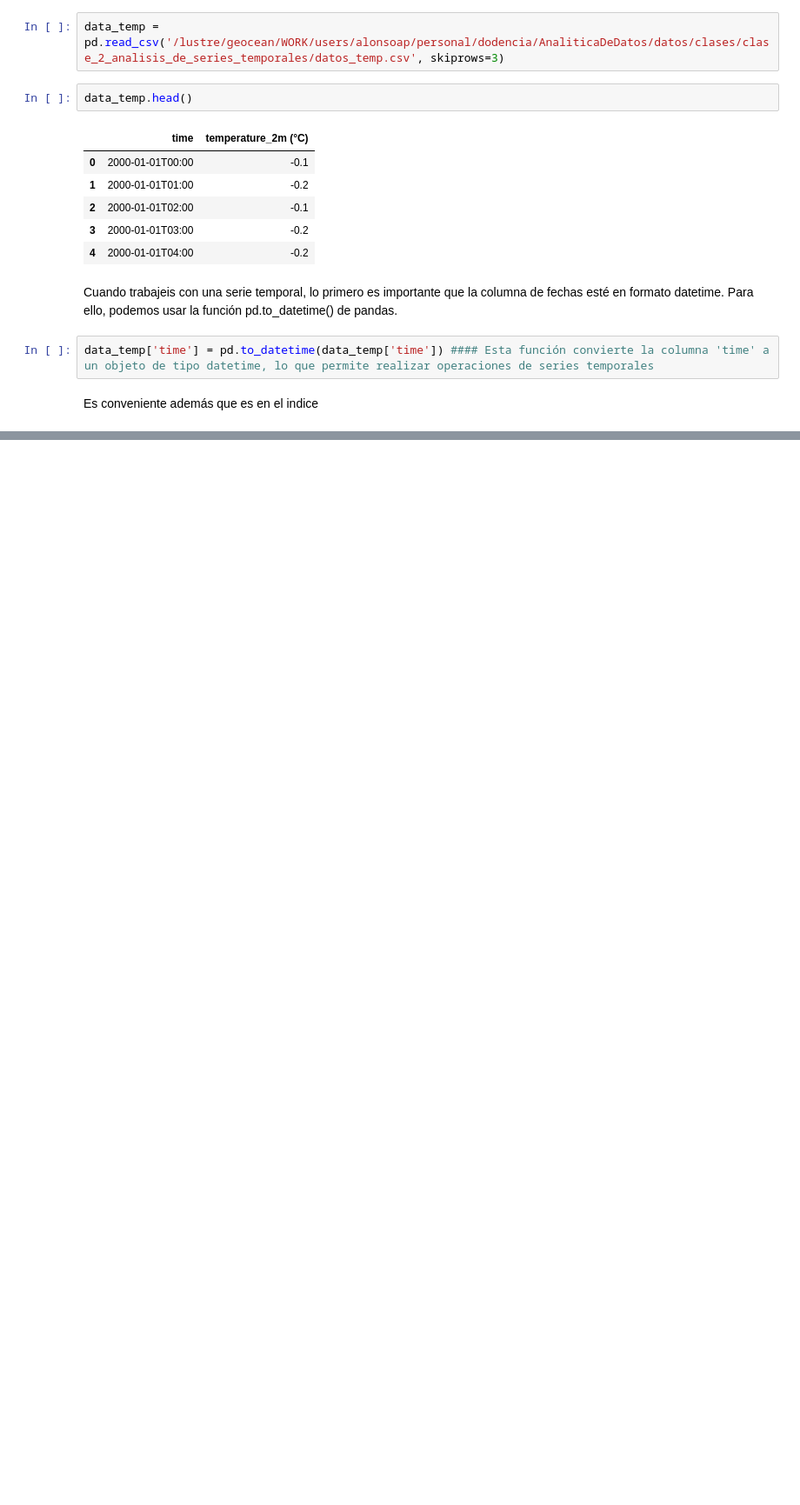
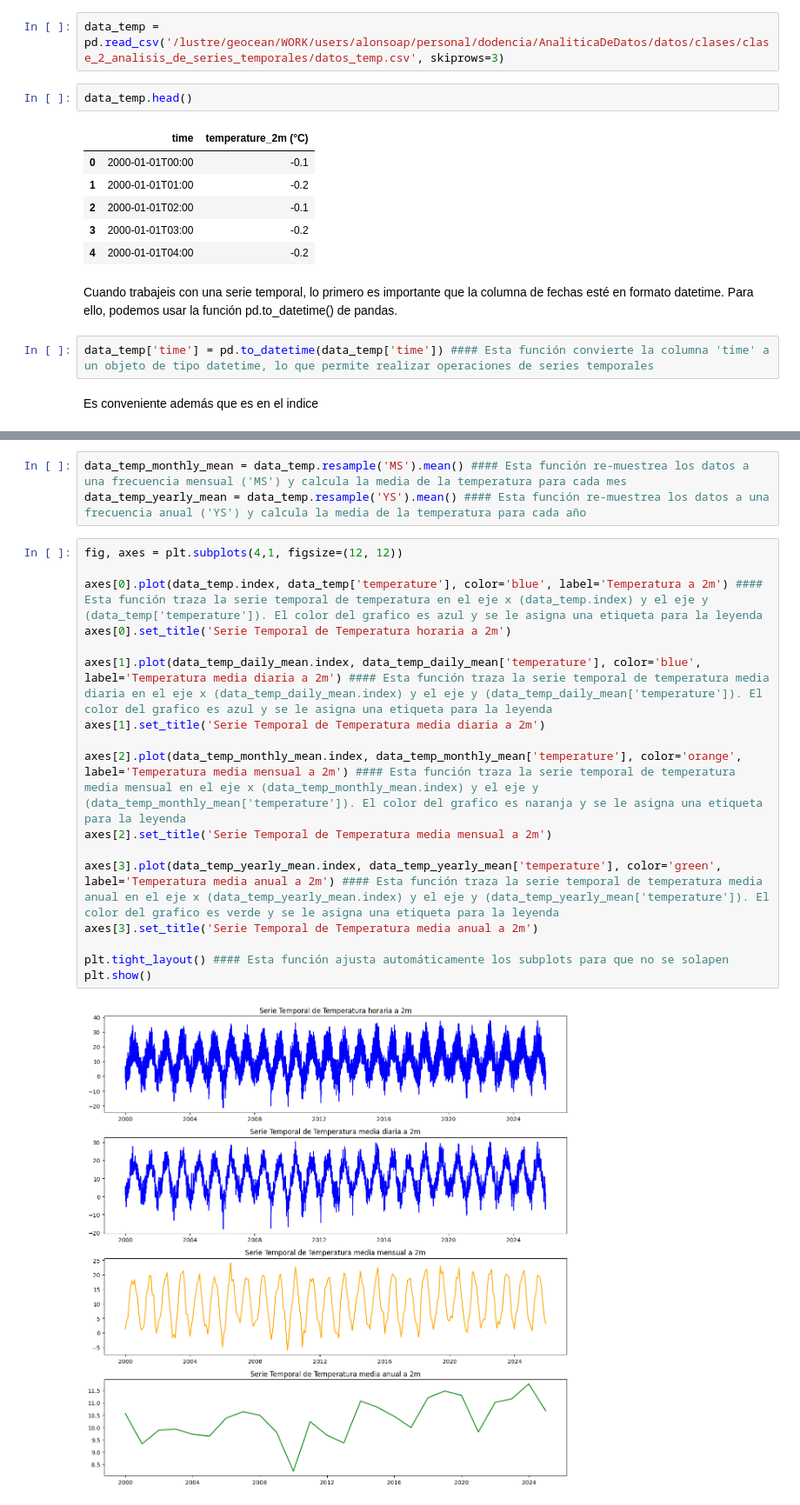
Before and after one commit to GeoOcean/AnaliticaDeDatos, a Jupyter notebook: notebooks/clase_2_analisis_de_series_temporales/clase_2-datos_temperatura.ipynb, the cells around one changed output, grey strips where cells are left out. Shown at 87% size. Cells and saved outputs as stored; diff of their text form; blank space fills up the shorter version.

```diff
--- a/notebooks/clase_2_analisis_de_series_temporales/clase_2-datos_temperatura.ipynb
+++ b/notebooks/clase_2_analisis_de_series_temporales/clase_2-datos_temperatura.ipynb
@@ -39,0 +90,22 @@ data_temp
+# %%
+data_temp_monthly_mean = data_temp.resample('MS').mean() #### Esta función re-muestrea los datos a una frecuencia mensual ('MS') y calcula la media de la temperatura para cada mes
+data_temp_yearly_mean = data_temp.resample('YS').mean() #### Esta función re-muestrea los datos a una frecuencia anual ('YS') y calcula la media de la temperatura para cada año
+# %%
+fig, axes = plt.subplots(4,1, figsize=(12, 12))
+
+axes[0].plot(data_temp.index, data_temp['temperature'], color='blue', label='Temperatura a 2m') #### Esta función traza la serie temporal de temperatura en el eje x (data_temp.index) y el eje y (data_temp['temperature']). El color del grafico es azul y se le asigna una etiqueta para la leyenda
+axes[0].set_title('Serie Temporal de Temperatura horaria a 2m')
+
+axes[1].plot(data_temp_daily_mean.index, data_temp_daily_mean['temperature'], color='blue', label='Temperatura media diaria a 2m') #### Esta función traza la serie temporal de temperatura media diaria en el eje x (data_temp_daily_mean.index) y el eje y (data_temp_daily_mean['temperature']). El color del grafico es azul y se le asigna una etiqueta para la leyenda
+axes[1].set_title('Serie Temporal de Temperatura media diaria a 2m')
+
+axes[2].plot(data_temp_monthly_mean.index, data_temp_monthly_mean['temperature'], color='orange', label='Temperatura media mensual a 2m') #### Esta función traza la serie temporal de temperatura media mensual en el eje x (data_temp_monthly_mean.index) y el eje y (data_temp_monthly_mean['temperature']). El color del grafico es naranja y se le asigna una etiqueta para la leyenda
+axes[2].set_title('Serie Temporal de Temperatura media mensual a 2m')
+
+axes[3].plot(data_temp_yearly_mean.index, data_temp_yearly_mean['temperature'], color='green', label='Temperatura media anual a 2m') #### Esta función traza la serie temporal de temperatura media anual en el eje x (data_temp_yearly_mean.index) y el eje y (data_temp_yearly_mean['temperature']). El color del grafico es verde y se le asigna una etiqueta para la leyenda
+axes[3].set_title('Serie Temporal de Temperatura media anual a 2m')
+
+plt.tight_layout() #### Esta función ajusta automáticamente los subplots para que no se solapen
+plt.show()
+# %% [output]
+[figure, added]
```
Also changed, not shown: parts of 27 cells of this notebook.
